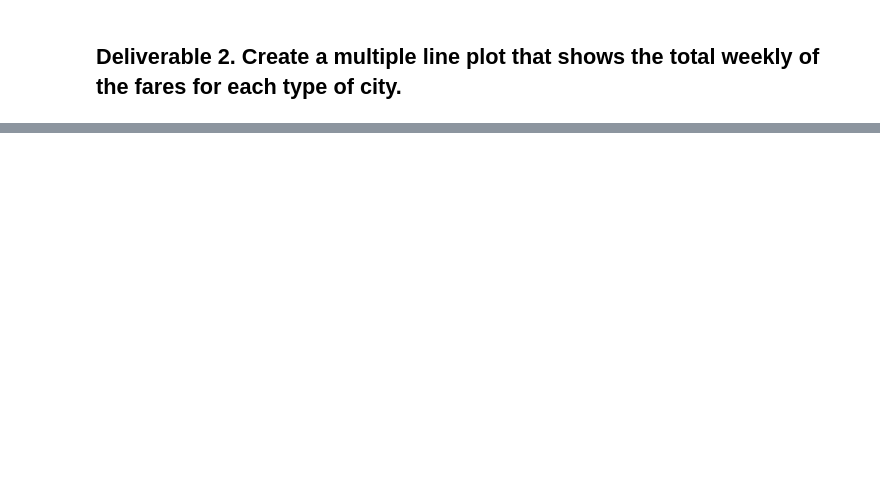
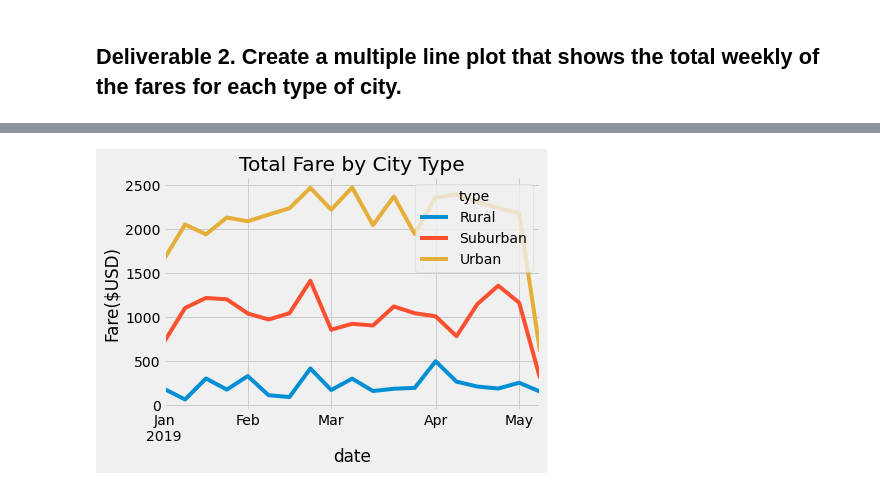
Before and after one commit to justicecodes/PyBer_Analysis, a Jupyter notebook: PyBer_Challenge.ipynb, the cells around one changed output, grey strips where cells are left out. Drawn from its saved outputs; the diff is of its cells as text; code cells hidden in the pictures; blank space fills up the shorter version.

```diff
--- a/PyBer_Challenge.ipynb
+++ b/PyBer_Challenge.ipynb
@@ -150,6 +209,9 @@ pyber_summary_df.index.name = None
 # %%
 # 3. Reset the index on the DataFrame you created in #1. This is needed to use the 'pivot()' function.
-# df = df.reset_index()
+rides_by_date = rides_by_date.reset_index()
 # %%
 # 4. Create a pivot table with the 'date' as the index, the columns ='type', and values='fare'
 # to get the total fares for each type of city by the date.
+
+rides_by_date_pivot = rides_by_date.pivot(index="date", columns="type", values="fare")
+rides_by_date_pivot
@@ -158,3 +256,4 @@ pyber_summary_df.index.name = None
 # %%
-# 6. Set the "date" index to datetime datatype. This is necessary to use the resample() method in Step 8.
-# df.index = pd.to_datetime(df.index)
+# 6. Set the "date" index to datetime datatype. This is necessary to use the resample() method in Step 7.
+rides_by_date_pivot.index = pd.to_datetime(rides_by_date_pivot.index)
+rides_by_date_pivot
@@ -163,2 +279,4 @@ pyber_summary_df.index.name = None
 # %%
-# 8. Create a new DataFrame using the "resample()" function by week 'W' and get the sum of the fares for each week.
+# 7. Create a new DataFrame using the "resample()" function by week 'W' and get the sum of the fares for each week.
+rides_by_date_pivot = rides_by_date_pivot.resample("W").sum()
+rides_by_date_pivot
@@ -171,0 +302,17 @@ style.use('fivethirtyeight')
+# %%
+# Import the style from Matplotlib.
+from matplotlib import style
+# Use the graph style fivethirtyeight.
+style.use('fivethirtyeight')
+
+# Set x-axis and tick locations.
+x_axis = np.arange(len(rides_by_date_pivot))
+# Plot the data.
+rides_by_date_pivot.plot()
+plt.ylabel("Fare($USD)")
+plt.title("Total Fare by City Type")
+plt.savefig("analysis/PyBer_fare_summary.png")
+plt.figsize
+plt.show()
+# %% [output]
+[figure, added]
```
Also changed, not shown: parts of 20 cells of this notebook, 2 other files.
